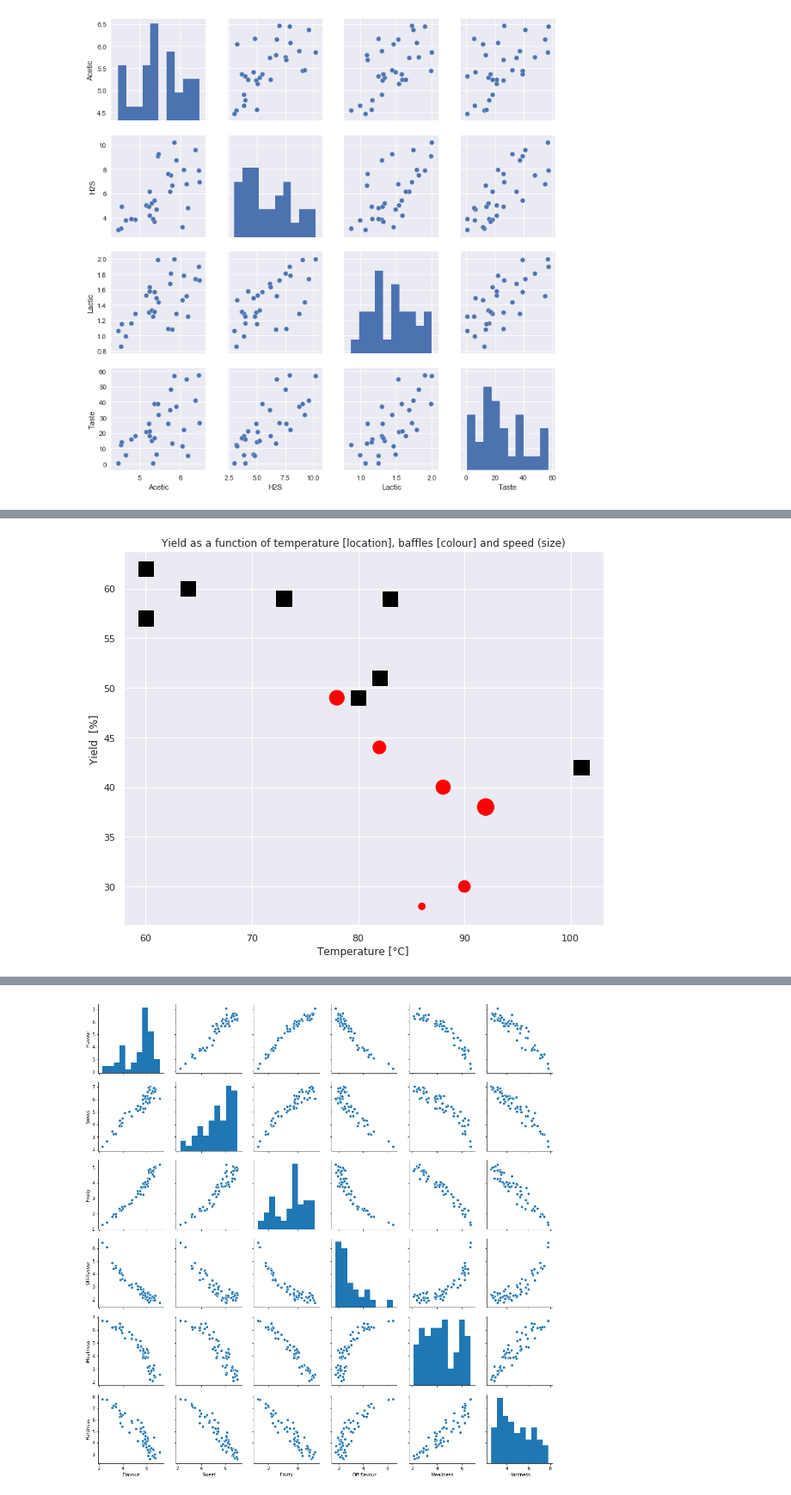
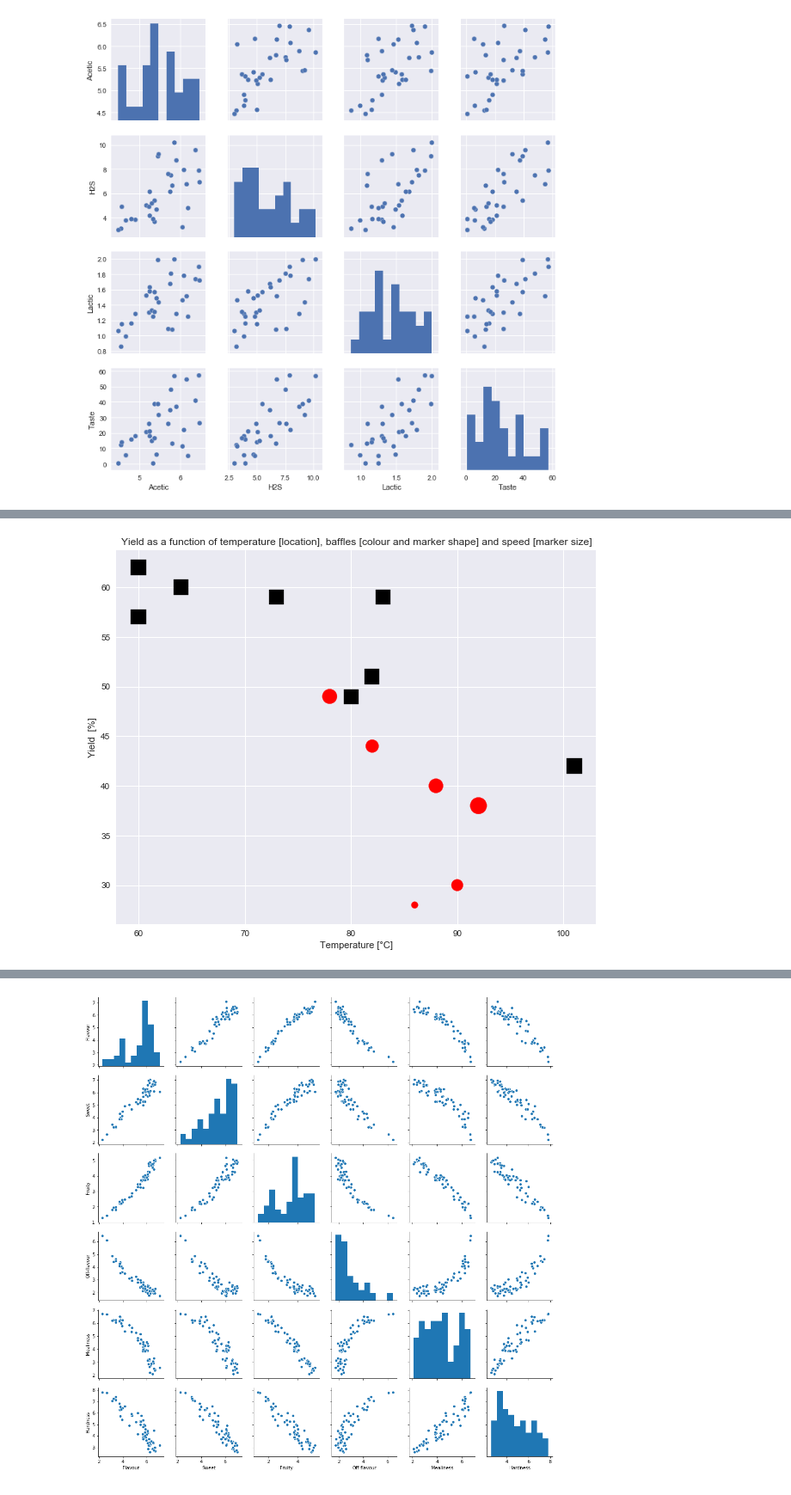
Before and after one commit to kgdunn/python-basic-notebooks, a Jupyter notebook: Module-10-interactive.ipynb, the cells around one changed output, grey strips where cells are left out. Shown at 86% size. Cells and saved outputs as stored; diff of their text form; code cells hidden in the pictures.

```diff
--- a/Module-10-interactive.ipynb
+++ b/Module-10-interactive.ipynb
@@ -568,23 +602,23 @@ ax.set_title('Yield as a function of temperature [location], baffles [colour] an
 # %%
-markers = {'No': 's',
-           'Yes': 'o'}
+markers = {'No': 's',  # square
+           'Yes': 'o'} # circle
 
 colours = {'No': 'black',
            'Yes': 'red'}
 
 # Create an empty axis to plot in
 ax = pyplot.subplot(1,1,1)
-for baffle_type in markers:
+for baffle_type in yields['baffles'].unique():
     subset = yields[yields['baffles'] == baffle_type]
     subset.plot.scatter(ax = ax,
                         figsize = (10,8),
                         x = 'temperature', y='yield',
                         s = (pd.np.sqrt((subset['speed']-3200))-4)*10,
                         c =  colours[baffle_type],
                         marker = markers[baffle_type]
         )
 ax.set_xlabel('Temperature [°C]')
 ax.set_ylabel('Yield  [%]');
-ax.set_title('Yield as a function of temperature [location], baffles [colour] and speed (size)');
+ax.set_title('Yield as a function of temperature [location], baffles [colour and marker shape] and speed [marker size]');
 # %% [output]
-[figure, old version]
+[figure, new version]
```
Also changed, not shown: parts of 17 cells of this notebook.
